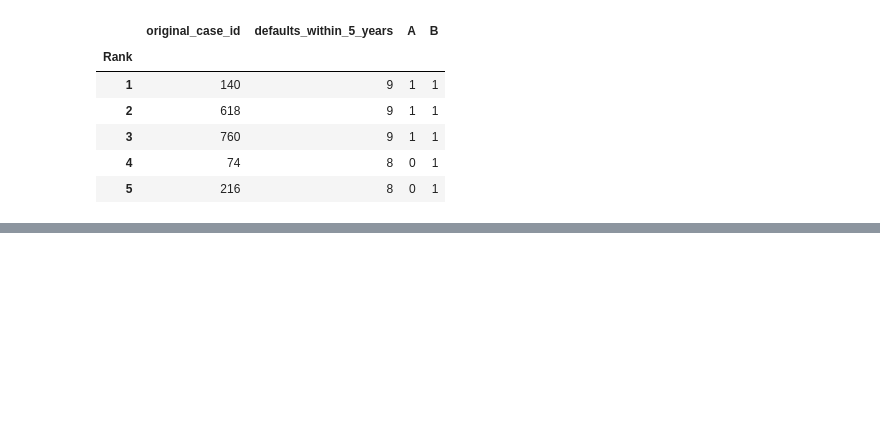
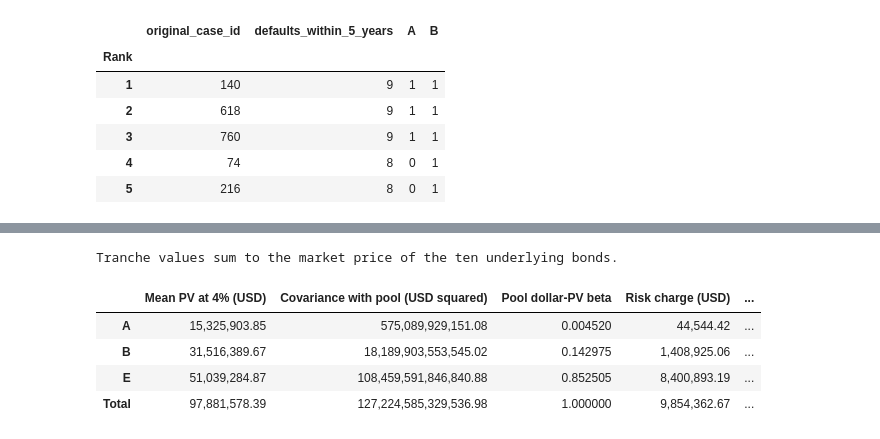
Before and after one commit to moctran/valuation_miniproject3, a Jupyter notebook: miniproject3_finalv2.ipynb, the cells around one changed output, grey strips where cells are left out. Cells and saved outputs as stored; diff of their text form; code cells hidden in the pictures; blank space fills up the shorter version.

```diff
--- a/miniproject3_finalv2.ipynb
+++ b/miniproject3_finalv2.ipynb
@@ -1348,0 +1482,46 @@ First five scenarios by five-year default count: 1 = payment shortfall; 0 = none
+# %%
+tranche_covariance_with_pool_b = pv_covariance_b.sum(axis=1)
+tranche_pool_beta_b = tranche_covariance_with_pool_b / collateral_pv_variance_b
+tranche_risk_cost_b = lintner_lambda_b * tranche_covariance_with_pool_b
+lintner_tranche_values_b = scenario_pvs_b[class_names].mean() - tranche_risk_cost_b
+
+lintner_valuation_b = pd.DataFrame({
+    "Mean PV at 4% (USD)": scenario_pvs_b[class_names].mean(),
+    "Covariance with pool (USD squared)": tranche_covariance_with_pool_b,
+    "Pool dollar-PV beta": tranche_pool_beta_b,
+    "Risk charge (USD)": tranche_risk_cost_b,
+    "Lintner value (USD)": lintner_tranche_values_b,
+    "Payment default probability": default_indicators_b.mean().reindex(class_names),
+})
+lintner_valuation_b.loc["Total", lintner_valuation_b.columns[:-1]] = (
+    lintner_valuation_b.loc[class_names, lintner_valuation_b.columns[:-1]].sum()
+)
+
+np.testing.assert_allclose(tranche_covariance_with_pool_b.sum(), collateral_pv_variance_b, rtol=1e-12)
+np.testing.assert_allclose(tranche_pool_beta_b.sum(), 1.0, rtol=1e-12)
+np.testing.assert_allclose(tranche_risk_cost_b.sum(), collateral_risk_cost_b, rtol=1e-12)
+np.testing.assert_allclose(lintner_tranche_values_b.sum(), collateral_market_price_b, rtol=0, atol=1e-6)
+
+# Independent calculation: covariance of each tranche directly with collateral PV.
+direct_pool_covariances_b = pd.Series({
+    name: scenario_pvs_b[name].cov(scenario_pvs_b["Collateral"], ddof=1)
+    for name in class_names
+})
+np.testing.assert_allclose(direct_pool_covariances_b, tranche_covariance_with_pool_b, rtol=1e-12)
+
+display(lintner_valuation_b.style.format({
+    "Mean PV at 4% (USD)": "{:,.2f}",
+    "Covariance with pool (USD squared)": "{:,.2f}",
+    "Pool dollar-PV beta": "{:.6f}",
+    "Risk charge (USD)": "{:,.2f}",
+    "Lintner value (USD)": "{:,.2f}",
+    "Payment default probability": "{:.2%}",
+}, na_rep="Not applicable"))
+print("Tranche values sum to the market price of the ten underlying bonds.")
+# %% [output]
+Tranche values sum to the market price of the ten underlying bonds.
+|  | Mean PV at 4% (USD) | Covariance with pool (USD squared) | Pool dollar-PV beta | Risk charge (USD) | ... |
+| A | 15,325,903.85 | 575,089,929,151.08 | 0.004520 | 44,544.42 | ... |
+| B | 31,516,389.67 | 18,189,903,553,545.02 | 0.142975 | 1,408,925.06 | ... |
+| E | 51,039,284.87 | 108,459,591,846,840.88 | 0.852505 | 8,400,893.19 | ... |
+| Total | 97,881,578.39 | 127,224,585,329,536.98 | 1.000000 | 9,854,362.67 | ... |
```
Also changed, not shown: parts of 8 cells of this notebook.
